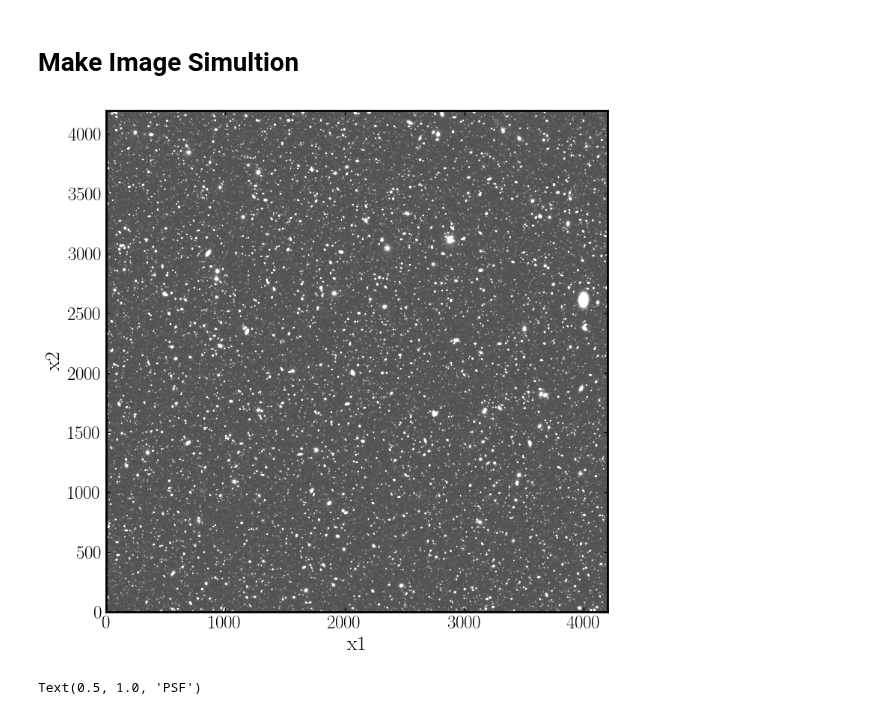
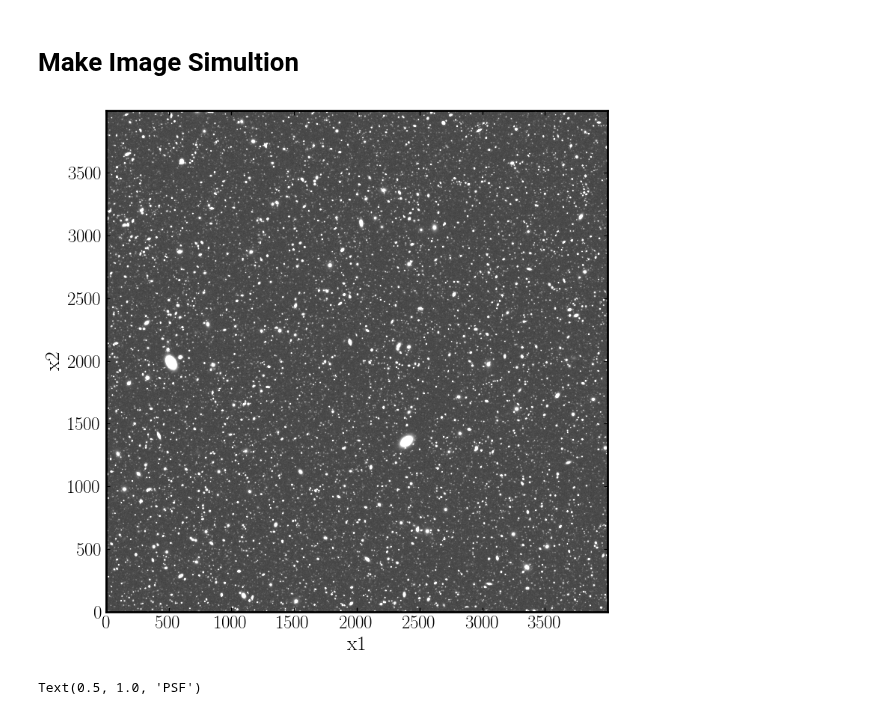
Before and after one commit to mr-superonion/xlens, a Jupyter notebook: examples/shear/example2_blended_sim_measure_match.ipynb, the cells around one changed output. Cells and saved outputs as stored; diff of their text form; code cells hidden in the pictures.

Commit message:
prepare for the cross-patch sims

```diff
--- a/examples/shear/example2_blended_sim_measure_match.ipynb
+++ b/examples/shear/example2_blended_sim_measure_match.ipynb
@@ -78,11 +77,13 @@ skymap = DiscreteSkyMap(config)
 # Make Image Simultion
 # %%
 band = "i"
+tract_id = 0
+patch_id = 0
+
 # configuration
-config = MultibandSimShearTaskConfig()
-# The pixel_scale needs to be consistent with scale
-config.survey_name = "lsst"
-config.draw_image_noise = True
+config = CatalogShearTaskConfig()
+config.kappa_value = 0.0000
+config.layout="random"
 # z_bounds is the boundaries of redshift bins
 # note that there are three options for each redshift bin
 # 0: g=-0.02; 1: g=0.02; 2: g=0.00
@@ -90,38 +91,41 @@ config.draw_image_noise = True
 # 1.5, 2.0]) if mode = 7 which in ternary is "0021" --- meaning that
 # the shear is (-0.02, -0.02, 0.00, 0.02) in each bin, respectively.
 # In this example I am using 2 redshift bins
-
 config.z_bounds = [-0.01, 1.0, 20.0]
 # For distortion mode
 config.mode = 2 # g1: (-0.02, 0.0),
 # we can change to mode = 5 for shear g1: (0.02, 0)
+cattask = CatalogShearTask(config=config)
+truthCatalog = cattask.run(
+    tract_info=skymap[tract_id],
+    seed=0,
+).truthCatalog
 
-tract_id = 0
-patch_id = 24
-sim_task = MultibandSimShearTask(config=config)
-patch_info = skymap[tract_id][patch_id]
-bbox = makeSkyInfo(
-    skymap,
-    tractId=tract_id,
-    patchId=patch_id,
-).bbox
-
-wcs = patch_info.getWcs()
-outcome = sim_task.run(band=band, seed=0, boundaryBox=bbox, wcs=wcs)
+config = MultibandSimConfig()
+config.survey_name = "lsst"
+config.draw_image_noise = True
+simtask = MultibandSimTask(config=config)
+outcome = simtask.run(
+    tract_info=skymap[tract_id],
+    patch_id=patch_id,
+    band="i",
+    seed=0,
+    truthCatalog=truthCatalog,
+)
 # %%
-image = outcome.outputExposure.image.array
+image = outcome.simExposure.image.array
 # Use ZScale for a good display stretch (common in astronomy)
 interval = ZScaleInterval()
 vmin, vmax = interval.get_limits(image)
 
 fig, ax = plt.subplots(figsize=(8, 8))
 ax.imshow(image, origin='lower', cmap='gray', vmin=vmin, vmax=vmax)
 
 ax.set_xlabel("x1")
 ax.set_ylabel("x2")
 
 plt.tight_layout()
 plt.show()
 # %% [output]
-[figure, old version]
+[figure, new version]
 # %%
```
Also changed, not shown: parts of 8 cells of this notebook, 54 other files.
